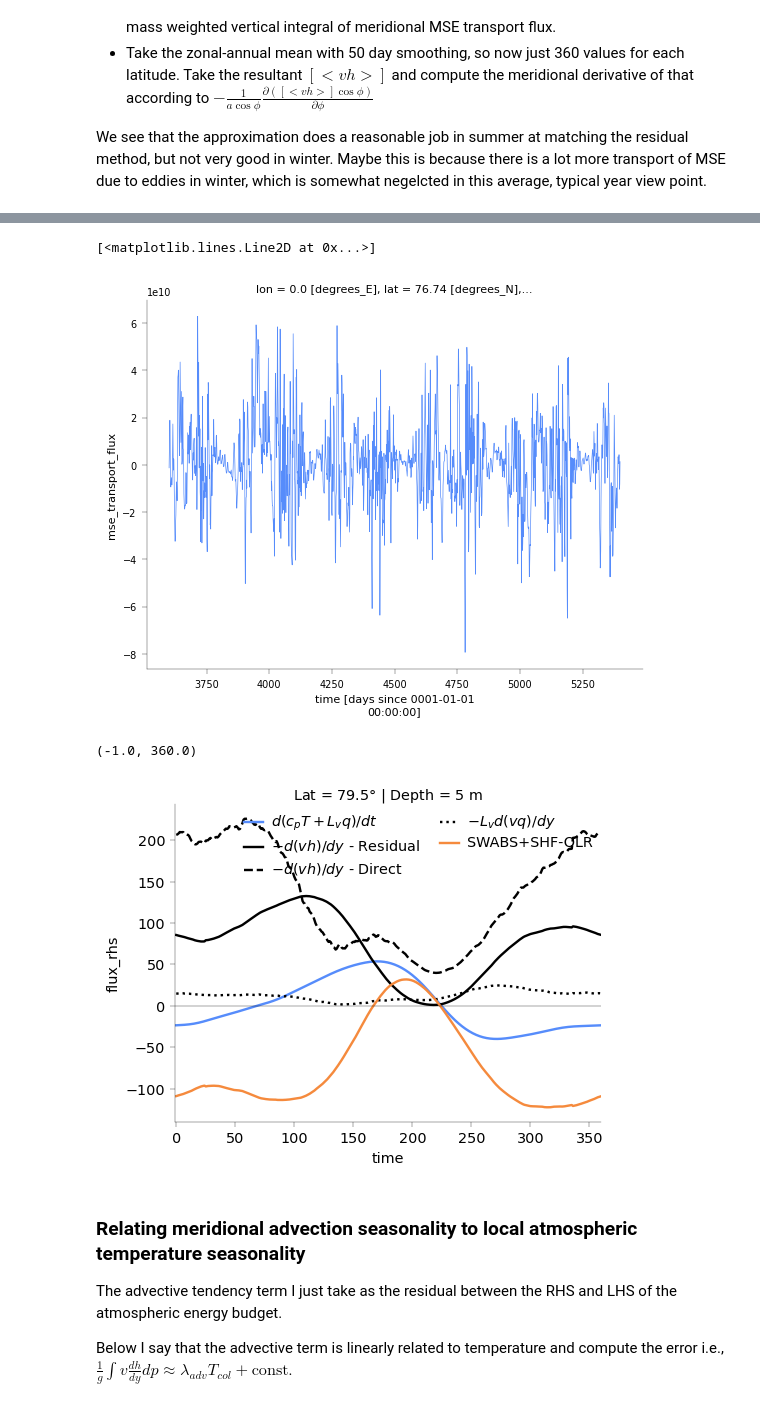
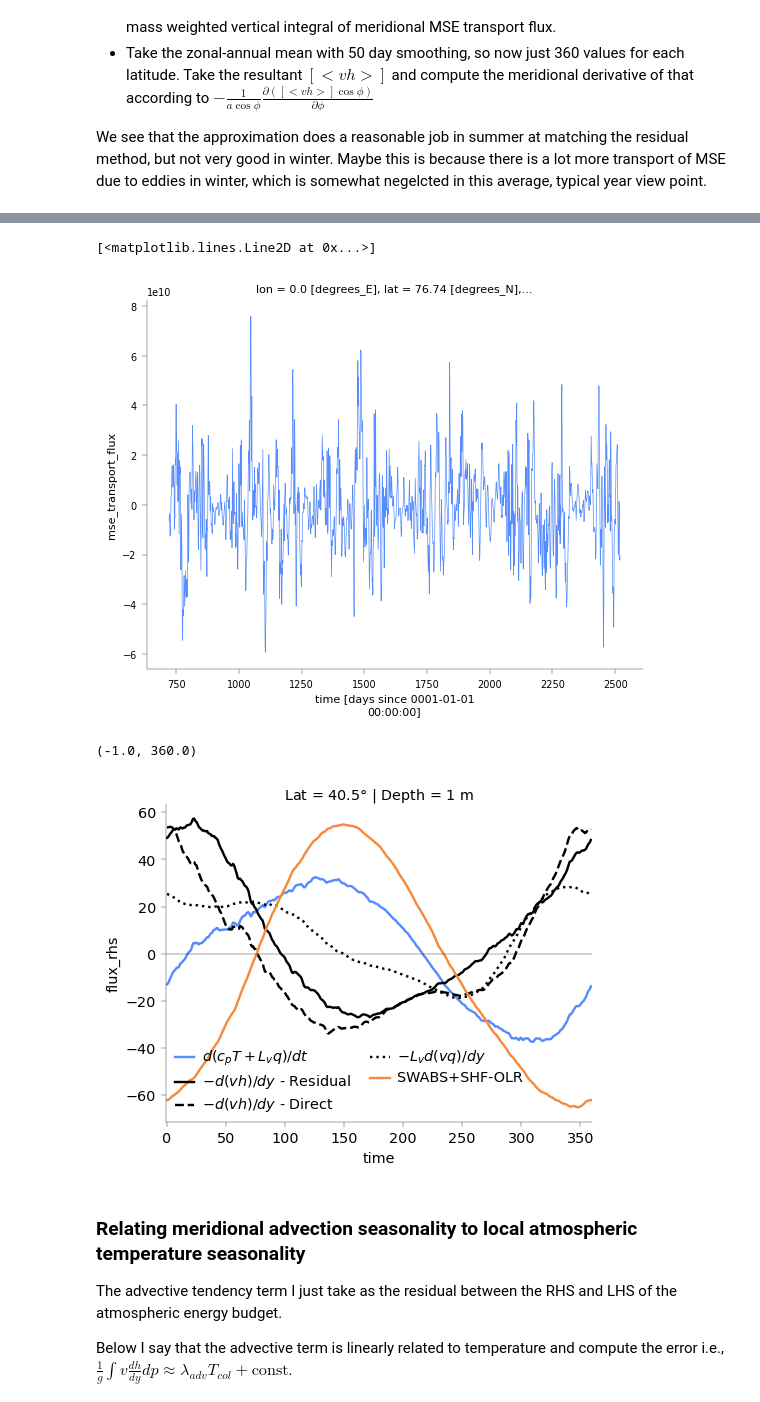
Before and after one commit to jduffield65/Isca, a Jupyter notebook: jobs/thesis_season/meridional_advection.ipynb, the cells around one changed output, grey strips where cells are left out. Drawn from its saved outputs; the diff is of its cells as text; code cells hidden in the pictures.

```diff
--- a/jobs/thesis_season/meridional_advection.ipynb
+++ b/jobs/thesis_season/meridional_advection.ipynb
@@ -64,40 +64,52 @@ get_dmse_dt_xr = utils.wrap_with_apply_ufunc(get_dmse_dt,
                                              input_core_dims=[['time', 'pfull'], ['time', 'pfull'], ['time', 'pfull'],
                                                               ['pfull'], ['time']],
                                              output_core_dims=[['time'], ['time']])
+# %%
+# exp_name = [f"thesis_season/column/depth={i}/k=1_abs=0_2" for i in [5, 20]]
+# exp_name = [f"thesis_season/column/depth={i}/odp_const" for i in [5, 20]]
+# exp_name = [f"thesis_season/column/depth={i}/wind_moist" for i in [5, 20]]
+# depth = 5
+# exp_name = f'thesis_season/depth={depth}/wind_moist'
+depth = 1
+exp_name = f'tau_sweep/aquaplanet/depth={depth}/k=1'
+# exp_name = [f"thesis_season/column/depth={i}/no_wind_dry_long_output" for i in [5, 20]]
+
+namelist = isca_tools.load_namelist(exp_name)
+sigma_levels_half = np.asarray(namelist['vert_coordinate_nml']['bk'])
+sigma_levels_full = np.convolve(sigma_levels_half, np.ones(2) / 2, 'valid')
+albedo = namelist['mixed_layer_nml']['albedo_value']
 # %%
-# exp_name = [f"thesis_season/column/depth={i}/k=1_abs=0_2" for i in [5, 20]]
-# exp_name = [f"thesis_season/column/depth={i}/odp_const" for i in [5, 20]]
-# exp_name = [f"thesis_season/column/depth={i}/wind_moist" for i in [5, 20]]
-depth = 5
-exp_name = f'thesis_season/depth={depth}/wind_moist'
-# exp_name = f'tau_sweep/aquaplanet/depth=1/k=1'
-# exp_name = [f"thesis_season/column/depth={i}/no_wind_dry_long_output" for i in [5, 20]]
+
 vars_keep = ['temp', 'ps', 'sphum', 'vcomp', 'olr', 'swdn_toa', 'swdn_sfc', 'lwdn_sfc', 'lwup_sfc', 'flux_t',
              'flux_lhe', 't_surf', 'height']
 lat_min = 30
 lat_max = 90
-ds_base = isca_tools.load_dataset(exp_name, first_month_file=121).sel(lat=slice(lat_min, lat_max))
+ds_base = isca_tools.load_dataset(exp_name, first_month_file=121 if 'column' in exp_name else 25).sel(lat=slice(lat_min, lat_max))
 ds_base = ds_base[vars_keep]
 ds_base = timed_step("Load ds_base into memory", lambda: ds_base.load())
+
+if not isinstance(sigma_levels_full, xr.DataArray):
+    sigma_levels_full = (ds_base.pfull*0+sigma_levels_full).squeeze()
+p_lev = ds_base.ps * sigma_levels_full
 # MSE transport flux, remember 1000 times as to convert from kJ/kg
 ds_base['dse_transport_flux'] = mass_weighted_vertical_integral(
     ds_base.vcomp * moist_static_energy(ds_base.temp, 0 * ds_base.sphum, ds_base.height),
-    ds_base.pfull * 100, norm=False, lev_dim="pfull") * 1000
+    p_lev, norm=False, lev_dim="pfull") * 1000
 ds_base['q_transport_flux'] = mass_weighted_vertical_integral(
     ds_base.vcomp * moist_static_energy(0 * ds_base.temp, ds_base.sphum, 0 * ds_base.height),
-    ds_base.pfull * 100, norm=False, lev_dim="pfull") * 1000
+    p_lev, norm=False, lev_dim="pfull") * 1000
 ds_base['mse_transport_flux'] = mass_weighted_vertical_integral(
     ds_base.vcomp * moist_static_energy(ds_base.temp, ds_base.sphum, ds_base.height),
-    ds_base.pfull * 100, norm=False, lev_dim="pfull") * 1000
+    p_lev, norm=False, lev_dim="pfull") * 1000
 
 # Compute tendency at each lon, and year
 ds_base['mse_int'] = mass_weighted_vertical_integral(moist_static_energy(ds_base.temp, ds_base.sphum, ds_base.height),
-                                                     ds_base.pfull * 100, norm=False, lev_dim="pfull") * 1000
+                                                     p_lev, norm=False, lev_dim="pfull") * 1000
 ds_base['mse_no_z_int'] = mass_weighted_vertical_integral(
     moist_static_energy(ds_base.temp, ds_base.sphum, 0 * ds_base.height),
-    ds_base.pfull * 100, norm=False, lev_dim="pfull") * 1000
+    p_lev, norm=False, lev_dim="pfull") * 1000
 
-ds_base['temp_col'] = mass_weighted_vertical_integral(ds_base.temp, ds_base.pfull * 100, 'pfull', simpson_method=False)
+ds_base['temp_col'] = mass_weighted_vertical_integral(ds_base.temp, p_lev, 'pfull', simpson_method=False)
 ds_base = ds_base.sel(pfull=np.inf, method='nearest')  # don't need vertical dimension anymore after the above integrals
 ds = utils.get_annual_zonal_mean(ds_base)  # also smooths by 50 days
 ds = timed_step("Load ds into memory", lambda: ds.load())
@@ -151,7 +155,7 @@ spline_deriv_periodic_xr = utils.wrap_with_apply_ufunc(spline_deriv_periodic,
                                                        output_core_dims=[['time']])
 for key in ['mse', 'mse_no_z']:
     # ds[f'{key}_tend'] = spline_deriv_periodic_xr(ds.time * utils.day_seconds, ds[f"{key}_int"])
-    ds[f'{key}_tend'] = spline_deriv_periodic_xr(ds.time * utils.day_seconds, gaussian_filter1d_xr(ds[f"{key}_int"], sigma=10.0, mode='wrap'))
+    ds[f'{key}_tend'] = spline_deriv_periodic_xr(ds.time * utils.day_seconds, ds[f"{key}_int"])
     # ds[f'{key}_tend'] = spline_deriv_periodic_xr(ds.time * utils.day_seconds, periodic_rolling_mean(ds[f"{key}_int"], 'time', 21))
 ds['flux_rhs'] = frierson_atmospheric_heating(ds, albedo) + ds.flux_t + ds.flux_lhe
 ds['conv_total'] = ds['mse_no_z_tend'] - ds.flux_rhs
@@ -176,27 +180,27 @@ ds_base.mse_int.isel(lat=-5, lon=0).plot()
 ds_base.mse_transport_flux.isel(lat=-5, lon=0).plot()
 # %% [output]
 [<matplotlib.lines.Line2D at 0x...>]
-[figure, old version]
+[figure, new version]
 # %%
 fig, ax = plt.subplots(1, 1)
 fig_resize(fig, utils.width['two_col'])
-lat_ind = -4
+lat_ind = 3
 ds.mse_no_z_tend.isel(lat=lat_ind).plot(ax=ax, label='$d(c_pT+L_vq)/dt$')
 ds.conv_total.isel(lat=lat_ind).plot(color='k', label='$-d(vh)/dy$ - Residual')
 ds.mse_conv.isel(lat=lat_ind).plot(color='k', linestyle='--', label='$-d(vh)/dy$ - Direct')
 # ds.dse_conv.isel(lat=lat_ind).plot(color='k', linestyle='-.')
 ds.q_conv.isel(lat=lat_ind).plot(color='k', linestyle=':', label='$-L_vd(vq)/dy$')
 ds.flux_rhs.isel(lat=lat_ind).plot(label='SWABS+SHF-OLR')
 update_linewidth(fig)
 ax.legend(ncol=2)
 ax.axhline(0, color='k', lw=ax_linewidth)
 ax.set_title(f'Lat = {ds.lat.values[lat_ind]:.1f}$\degree$ | Depth = {depth} m', y=0.99)
 update_fontsize(fig, 6)
 ax.set_xlim(-1, 360)
 # (ds.flux_rhs+ds.mse_conv).isel(lat=lat_ind).plot()
 # %% [output]
 (-1.0, 360.0)
-[figure, old version]
+[figure, new version]
 # %% [markdown]
 ### Relating meridional advection seasonality to local atmospheric temperature seasonality
 
```
Also changed, not shown: parts of 6 cells of this notebook, 3 other files.
